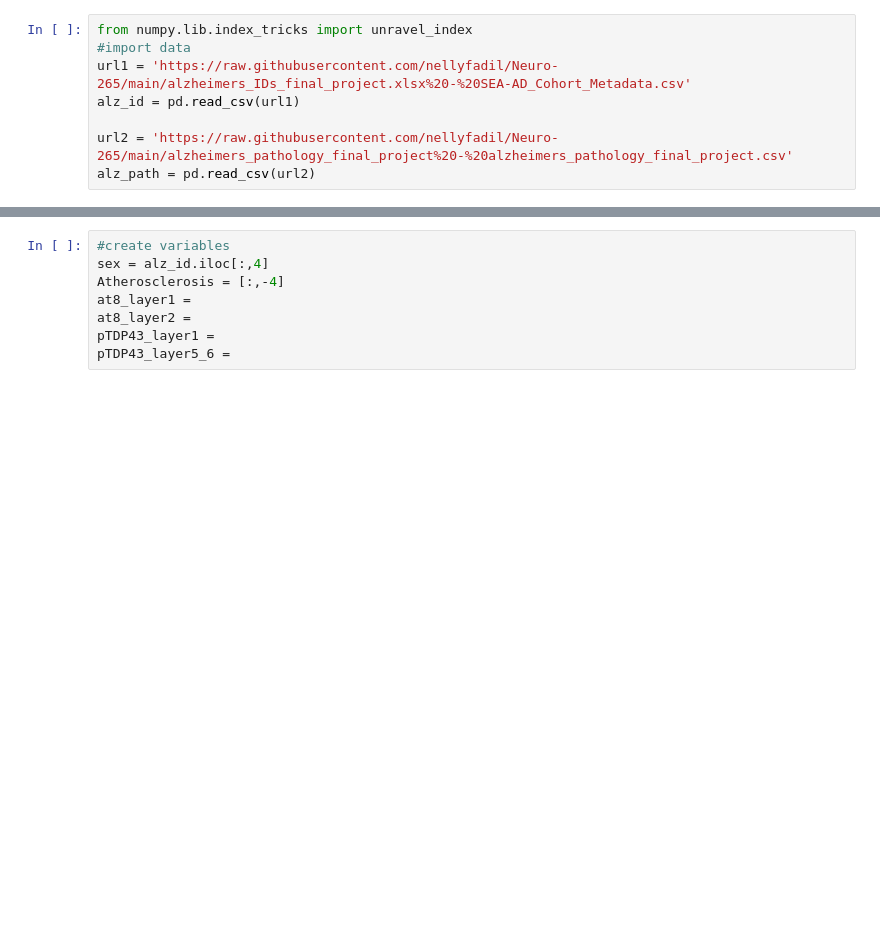
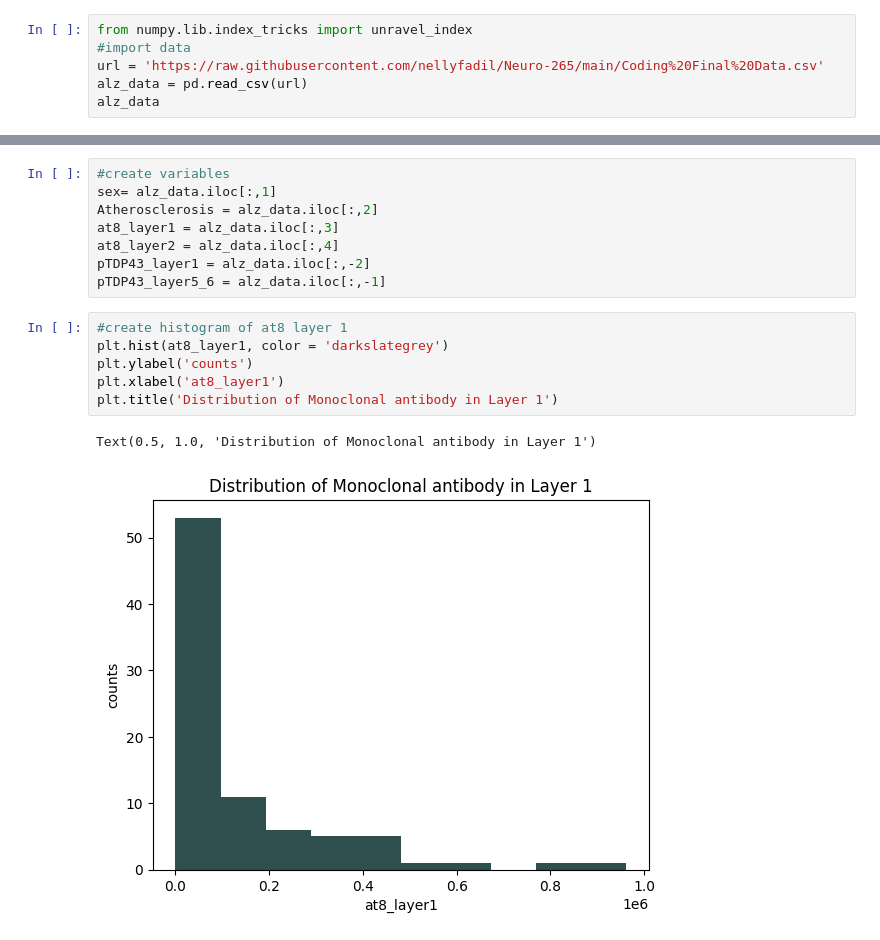
Before and after one commit to nellyfadil/Neuro-265, a Jupyter notebook: FinalPosterPres.ipynb, the cells around one changed output, grey strips where cells are left out. Cells and saved outputs as stored; diff of their text form; blank space fills up the shorter version.

```diff
--- a/FinalPosterPres.ipynb
+++ b/FinalPosterPres.ipynb
@@ -8,8 +9,6 @@ import matplotlib.pyplot as plt
 # %%
 from numpy.lib.index_tricks import unravel_index
 #import data
-url1 = 'https://raw.githubusercontent.com/nellyfadil/Neuro-265/main/alzheimers_IDs_final_project.xlsx%20-%20SEA-AD_Cohort_Metadata.csv'
-alz_id = pd.read_csv(url1)
-
-url2 = 'https://raw.githubusercontent.com/nellyfadil/Neuro-265/main/alzheimers_pathology_final_project%20-%20alzheimers_pathology_final_project.csv'
-alz_path = pd.read_csv(url2)
+url = 'https://raw.githubusercontent.com/nellyfadil/Neuro-265/main/Coding%20Final%20Data.csv'
+alz_data = pd.read_csv(url)
+alz_data
@@ -16,8 +29,17 @@ alz_path = pd.read_csv(url2)
-# %%
-#create variables
-sex = alz_id.iloc[:,4]
-Atherosclerosis = [:,-4]
-at8_layer1 =
-at8_layer2 =
-pTDP43_layer1 =
-pTDP43_layer5_6 =
+# %%
+#create variables
+sex= alz_data.iloc[:,1]
+Atherosclerosis = alz_data.iloc[:,2]
+at8_layer1 = alz_data.iloc[:,3]
+at8_layer2 = alz_data.iloc[:,4]
+pTDP43_layer1 = alz_data.iloc[:,-2]
+pTDP43_layer5_6 = alz_data.iloc[:,-1]
+# %%
+#create histogram of at8 layer 1
+plt.hist(at8_layer1, color = 'darkslategrey')
+plt.ylabel('counts')
+plt.xlabel('at8_layer1')
+plt.title('Distribution of Monoclonal antibody in Layer 1')
+# %% [output]
+Text(0.5, 1.0, 'Distribution of Monoclonal antibody in Layer 1')
+[figure, added]
```
Also changed, not shown: parts of 9 cells of this notebook.
